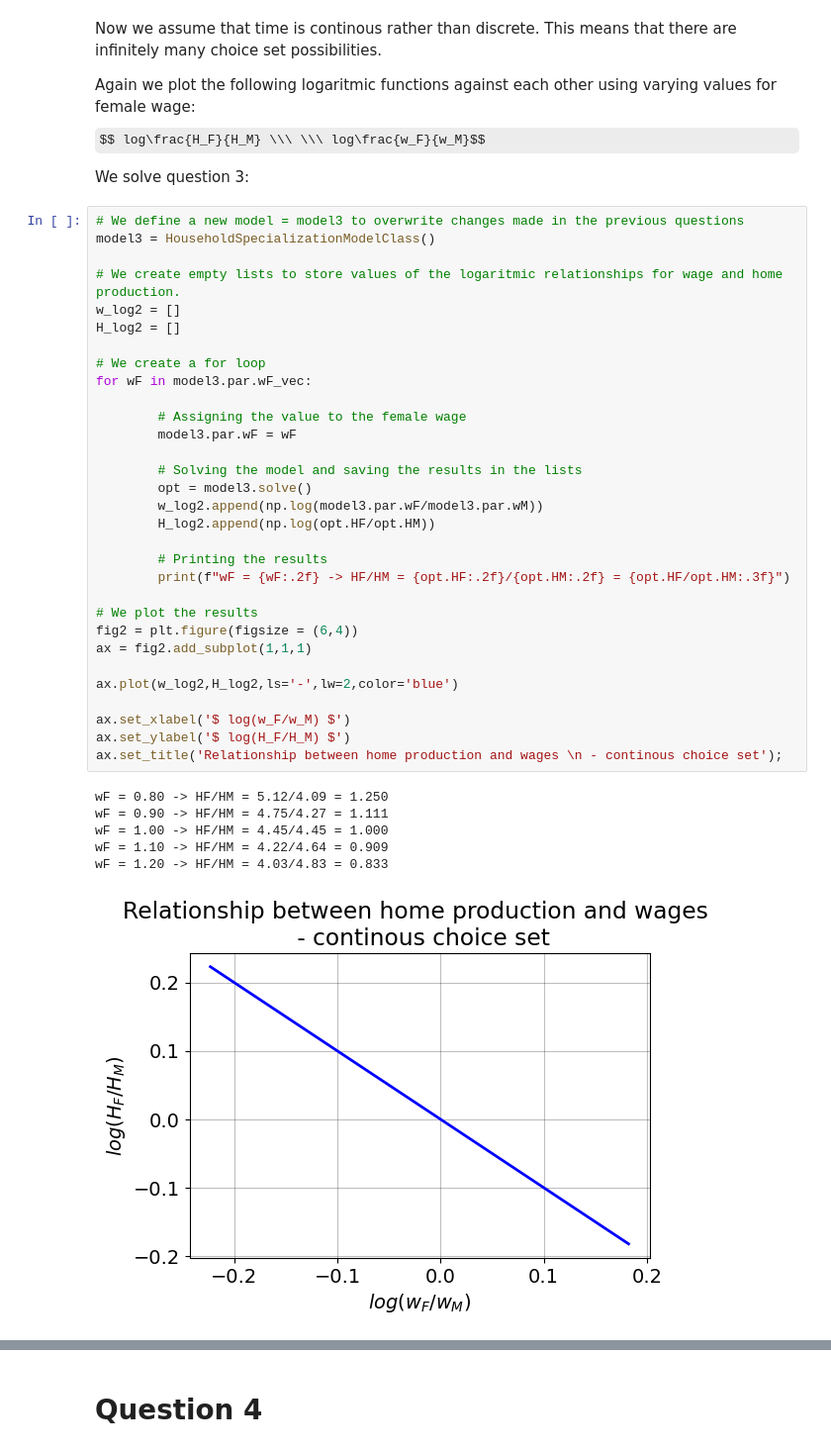
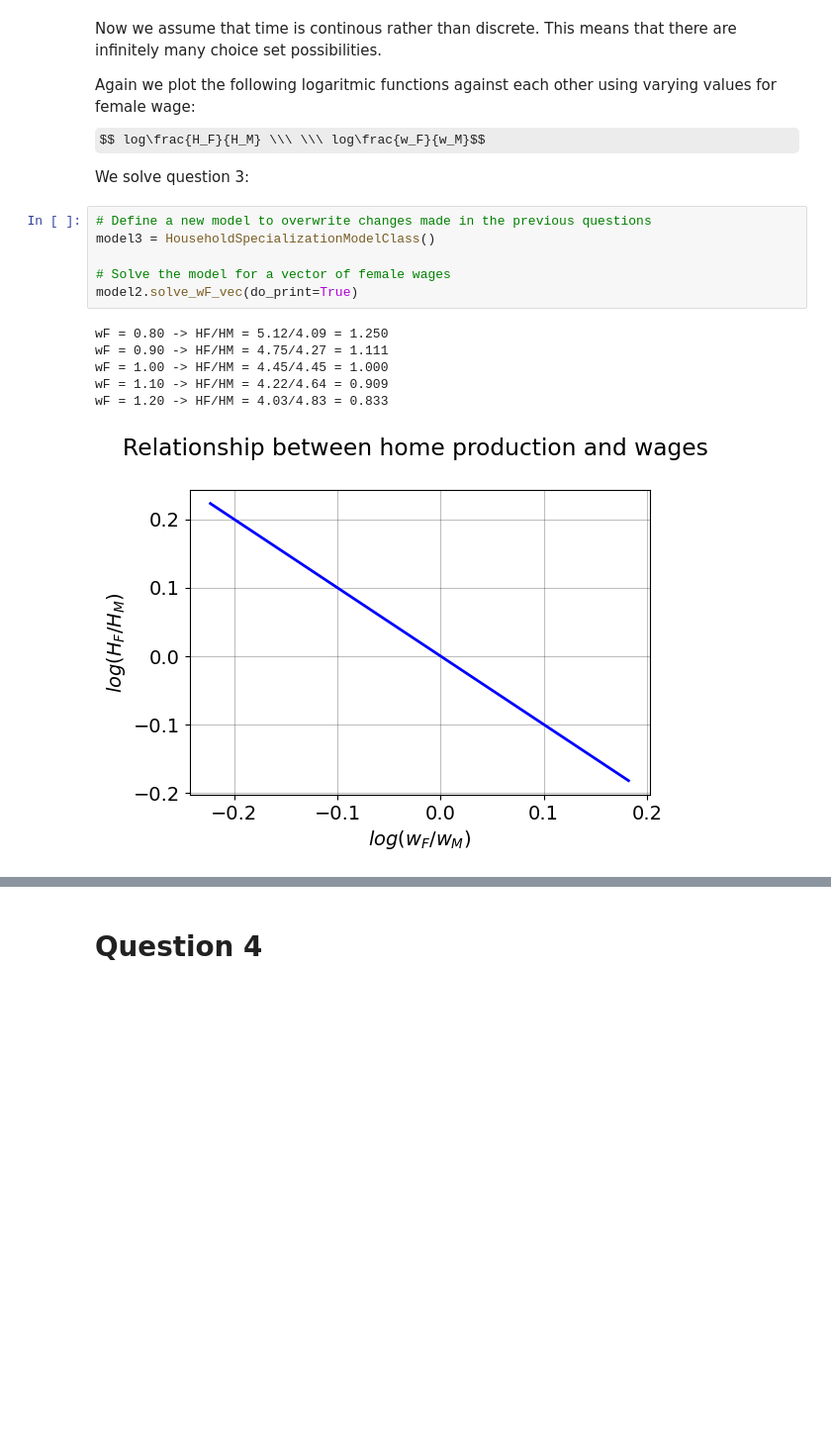
Before and after one commit to NumEconCopenhagen/projects-2023-jos-p-og-tex, a Jupyter notebook: inauguralproject/inauguralproject.ipynb, the cells around one changed output, grey strips where cells are left out. Shown at 99% size. Saved outputs shown, nothing was run; the diff lists cells and outputs as text; some formulas as TeX source; blank space fills up the shorter version.

```diff
--- a/inauguralproject/inauguralproject.ipynb
+++ b/inauguralproject/inauguralproject.ipynb
@@ -149,42 +95,17 @@ Now we assume that time is continous rather than discrete. This means that there
 Again we plot the following logaritmic functions against each other using varying values for female wage: $$ log\frac{H_F}{H_M} \\\ \\\ log\frac{w_F}{w_M}$$
 
 We solve question 3:
-# %%
-# We define a new model = model3 to overwrite changes made in the previous questions
-model3 = HouseholdSpecializationModelClass()
-
-# We create empty lists to store values of the logaritmic relationships for wage and home production.
-w_log2 = []
-H_log2 = []
-
-# We create a for loop
-for wF in model3.par.wF_vec:
-
-        # Assigning the value to the female wage
-        model3.par.wF = wF
-
-        # Solving the model and saving the results in the lists
-        opt = model3.solve()
-        w_log2.append(np.log(model3.par.wF/model3.par.wM))
-        H_log2.append(np.log(opt.HF/opt.HM))
-
-        # Printing the results
-        print(f"wF = {wF:.2f} -> HF/HM = {opt.HF:.2f}/{opt.HM:.2f} = {opt.HF/opt.HM:.3f}")
-
-# We plot the results
-fig2 = plt.figure(figsize = (6,4))
-ax = fig2.add_subplot(1,1,1)
-
-ax.plot(w_log2,H_log2,ls='-',lw=2,color='blue')
-
-ax.set_xlabel('$ log(w_F/w_M) $')
-ax.set_ylabel('$ log(H_F/H_M) $')
-ax.set_title('Relationship between home production and wages \n - continous choice set');
-# %% [output]
-wF = 0.80 -> HF/HM = 5.12/4.09 = 1.250
-wF = 0.90 -> HF/HM = 4.75/4.27 = 1.111
-wF = 1.00 -> HF/HM = 4.45/4.45 = 1.000
-wF = 1.10 -> HF/HM = 4.22/4.64 = 0.909
-wF = 1.20 -> HF/HM = 4.03/4.83 = 0.833
-[figure, removed]
+# %%
+# Define a new model to overwrite changes made in the previous questions
+model3 = HouseholdSpecializationModelClass()
+
+# Solve the model for a vector of female wages
+model2.solve_wF_vec(do_print=True)
+# %% [output]
+wF = 0.80 -> HF/HM = 5.12/4.09 = 1.250
+wF = 0.90 -> HF/HM = 4.75/4.27 = 1.111
+wF = 1.00 -> HF/HM = 4.45/4.45 = 1.000
+wF = 1.10 -> HF/HM = 4.22/4.64 = 0.909
+wF = 1.20 -> HF/HM = 4.03/4.83 = 0.833
+[figure, added]
 # %% [markdown]
```
Also changed, not shown: parts of 10 cells of this notebook, 1 other file.
